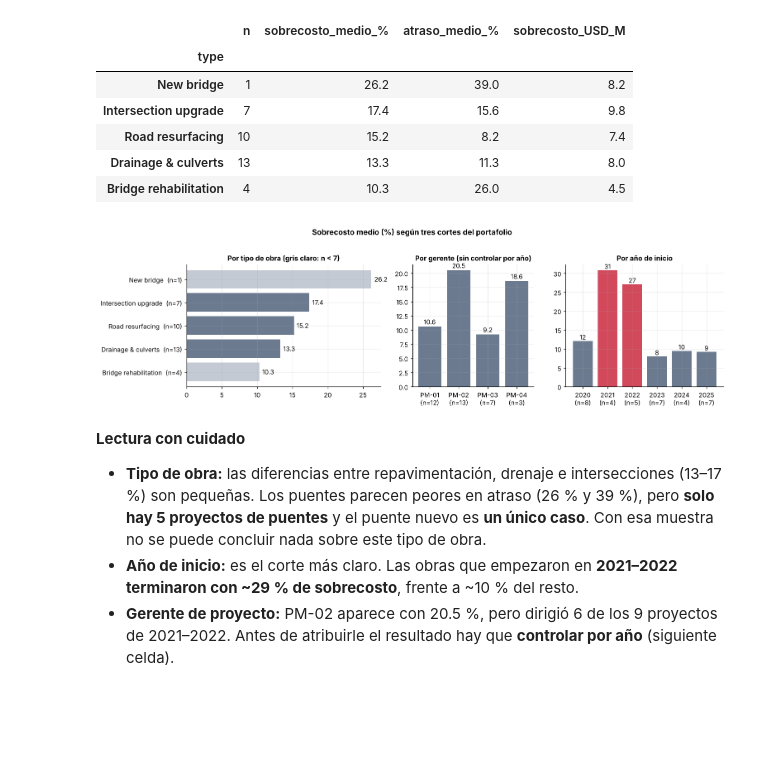
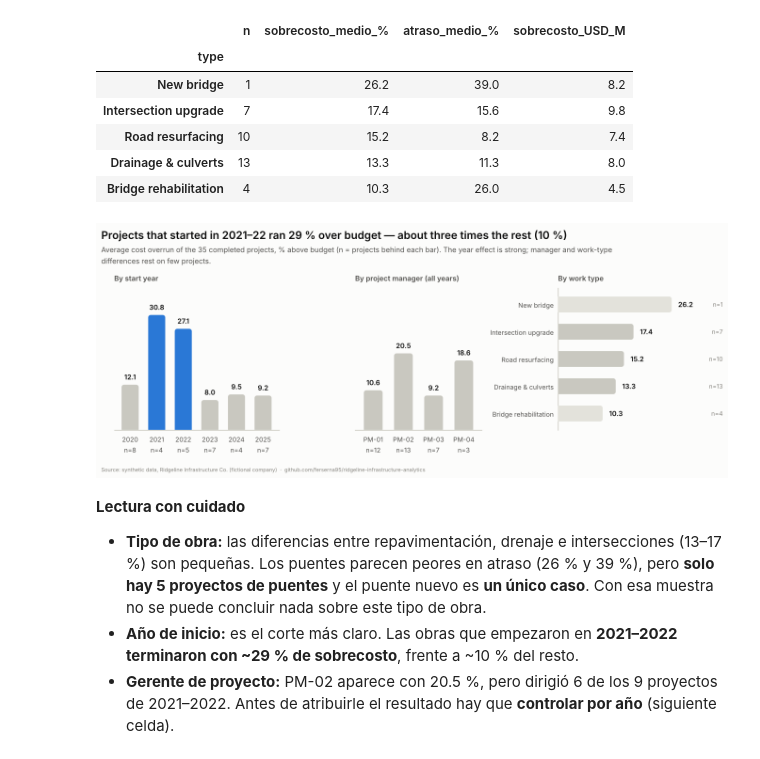
Before and after one commit to ferserna95/ridgeline-infrastructure-analytics, a Jupyter notebook: notebooks/01_eda_evm.ipynb, the cells around one changed output. Saved outputs shown, nothing was run; the diff lists cells and outputs as text; code cells hidden in the pictures; blank space fills up the shorter version.

```diff
--- a/notebooks/01_eda_evm.ipynb
+++ b/notebooks/01_eda_evm.ipynb
@@ -122,28 +117,43 @@ by_type.sort_values("sobrecosto_medio_%", ascending=False)
 | Road resurfacing | 10 | 15.2 | 8.2 | 7.4 |
 | Drainage & culverts | 13 | 13.3 | 11.3 | 8.0 |
 | Bridge rehabilitation | 4 | 10.3 | 26.0 | 4.5 |
-# %%
-fig, ax = plt.subplots(1, 3, figsize=(14, 4), gridspec_kw={"width_ratios": [1.6, 1, 1.3]})
-
-t = by_type.sort_values("sobrecosto_medio_%")
-labels = [f"{i}  (n={int(n)})" for i, n in zip(t.index, t.n)]
-ax[0].barh(labels, t["sobrecosto_medio_%"], color=[BASE if n >= 7 else "#c3cad4" for n in t.n])
-ax[0].set_title("Por tipo de obra (gris claro: n < 7)")
-for i, v in enumerate(t["sobrecosto_medio_%"]): ax[0].text(v + .4, i, f"{v:.1f}", va="center")
-
-ax[1].bar([f"{i}\n(n={int(n)})" for i, n in zip(by_pm.index, by_pm.n)], by_pm["sobrecosto_medio_%"], color=BASE)
-ax[1].set_title("Por gerente (sin controlar por año)")
-for i, v in enumerate(by_pm["sobrecosto_medio_%"]): ax[1].text(i, v + .4, f"{v:.1f}", ha="center")
-
-ax[2].bar([f"{y}\n(n={int(n)})" for y, n in zip(by_year.index, by_year.n)], by_year["sobrecosto_medio_%"],
-          color=[ALERT if y in (2021, 2022) else BASE for y in by_year.index])
-ax[2].set_title("Por año de inicio")
-for i, v in enumerate(by_year["sobrecosto_medio_%"]): ax[2].text(i, v + .4, f"{v:.0f}", ha="center")
-
-fig.suptitle("Sobrecosto medio (%) según tres cortes del portafolio", fontweight="bold", y=1.02)
-plt.tight_layout(); save("01_overrun_drivers")
-# %% [output]
-[figure, removed]
+# %%
+crisis_years = (2021, 2022)
+hi = done[done.start_year.isin(crisis_years)].overrun_pct.mean()
+lo = done[~done.start_year.isin(crisis_years)].overrun_pct.mean()
+
+fig, gs = viz.new_fig(12.6, 5.1,
+    f"Projects that started in 2021–22 ran {hi:.0f} % over budget — about three times the rest ({lo:.0f} %)",
+    "Average cost overrun of the 35 completed projects, % above budget (n = projects behind each bar). "
+    "The year effect is strong; manager and work-type differences rest on few projects.",
+    ncols=3, width_ratios=[1.3, 1.0, 1.3], wspace=0.5, bottom=1.0)
+ax_y, ax_pm, ax_t = (fig.add_subplot(gs[0, i]) for i in range(3))
+
+def column_panel(ax, df, title, colors, ymax=38):
+    vals = df["sobrecosto_medio_%"].values
+    ax.set_xlim(-0.6, len(vals) - 0.4); ax.set_ylim(0, ymax)
+    viz.style_axes(ax, grid=None, panel_title=title); ax.set_yticks([])
+    viz.bars(ax, range(len(vals)), vals, colors, thick=26)
+    for i, v in enumerate(vals):
+        viz.label(ax, i, v, f"{v:.1f}", ha="center", va="bottom", dy=5, weight="semibold")
+    ax.set_xticks(range(len(vals)))
+    ax.set_xticklabels([f"{i}\nn={int(n)}" for i, n in zip(df.index, df.n)], color=INK2, fontsize=9, linespacing=1.35)
+
+column_panel(ax_y, by_year, "By start year", [ACCENT if y in crisis_years else DEEMPH for y in by_year.index])
+column_panel(ax_pm, by_pm, "By project manager (all years)", DEEMPH)
+
+# panel 3 - by work type (horizontal, sorted)
+t = by_type.sort_values("sobrecosto_medio_%")
+ax_t.set_xlim(0, 38); ax_t.set_ylim(-0.6, len(t) - 0.4)
+viz.style_axes(ax_t, grid=None, baseline="left", panel_title="By work type"); ax_t.set_xticks([])
+viz.bars(ax_t, range(len(t)), t["sobrecosto_medio_%"].values, ["#e3e2db" if n < 7 else DEEMPH for n in t.n], orient="h", thick=22)
+for i, (v, n) in enumerate(zip(t["sobrecosto_medio_%"], t.n)):
+    viz.label(ax_t, v, i, f"{v:.1f}", dx=9, weight="semibold")
+    viz.label(ax_t, 38, i, f"n={int(n)}", ha="right", color=MUTED, size=8.5)
+ax_t.set_yticks(range(len(t))); ax_t.set_yticklabels(t.index, color=INK2, fontsize=9)
+viz.save(fig, "01_overrun_drivers")
+# %% [output]
+[figure, added]
 # %% [markdown]
 **Lectura con cuidado**
 - **Tipo de obra:** las diferencias entre repavimentación, drenaje e intersecciones (13–17 %) son pequeñas. Los puentes parecen peores en atraso (26 % y 39 %), pero **solo hay 5 proyectos de puentes** y el puente nuevo es **un único caso**. Con esa muestra no se puede concluir nada sobre este tipo de obra.
```
Also changed, not shown: parts of 16 cells of this notebook, 11 other files.
